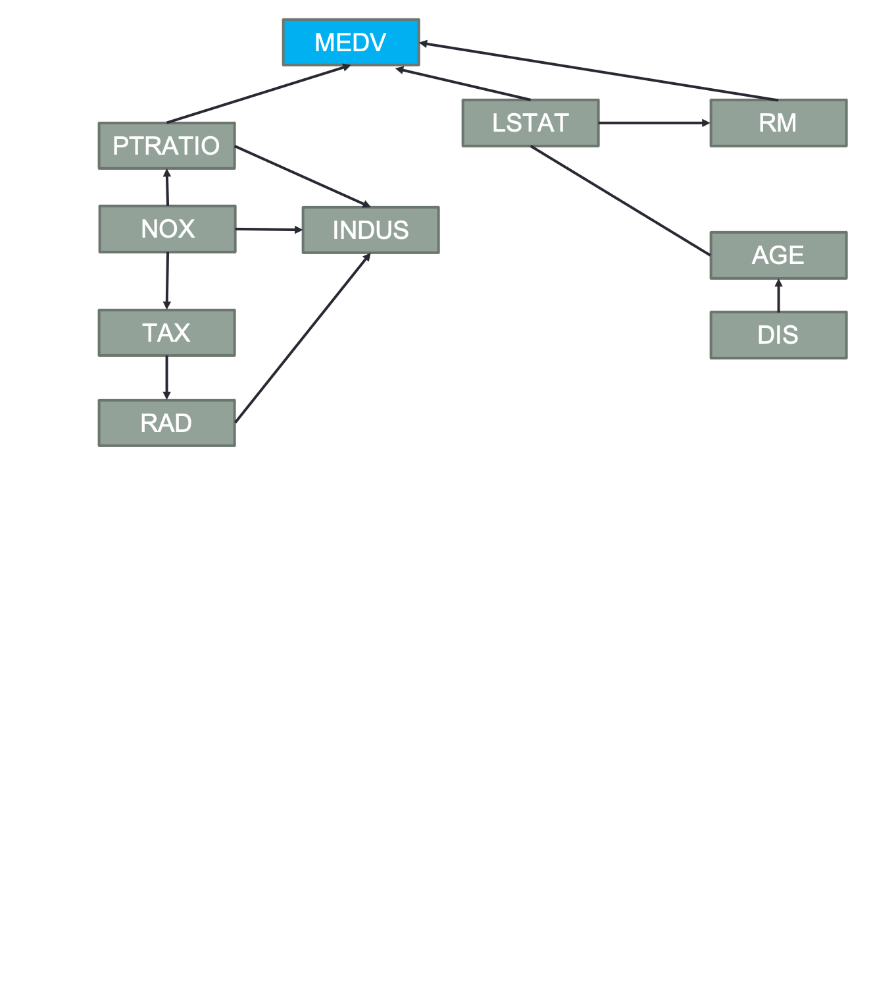
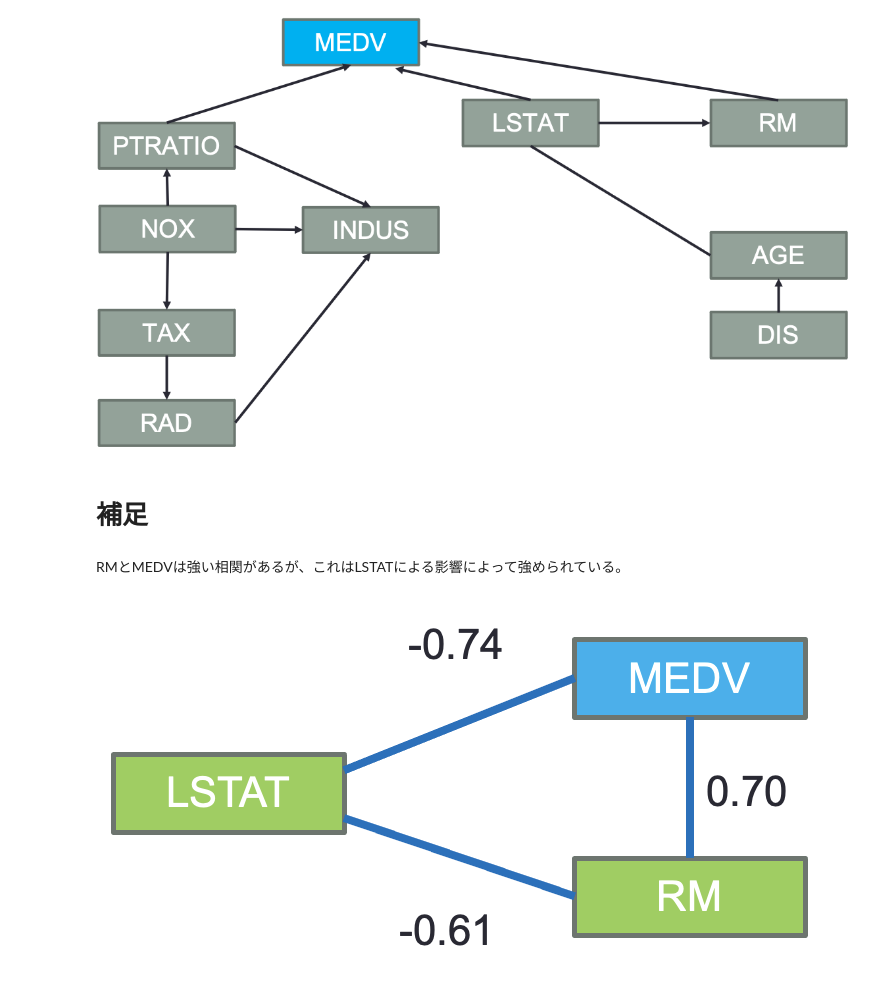
Before and after one commit to JunJun100/Bayesian_Network, a Jupyter notebook: Boston_PC_algorithm.ipynb, the cells around one changed output. Cells and saved outputs as stored; diff of their text form; code cells hidden in the pictures; blank space fills up the shorter version.

Commit message:
add Partial Correlation

```diff
--- a/Boston_PC_algorithm.ipynb
+++ b/Boston_PC_algorithm.ipynb
@@ -260,3 +282,12 @@ Image("Diagram_Boston.png")
 Image("Diagram_2.png")
 # %% [output]
 [figure]
+# %% [markdown]
+# 補足
+# %% [markdown]
+RMとMEDVは強い相関があるが、これはLSTATによる影響によって強められている。
+# %%
+# 相関係数
+Image("Partial_corr_1.png")
+# %% [output]
+[figure, added]
```
Also changed, not shown: parts of 10 cells of this notebook, 4 other files.
